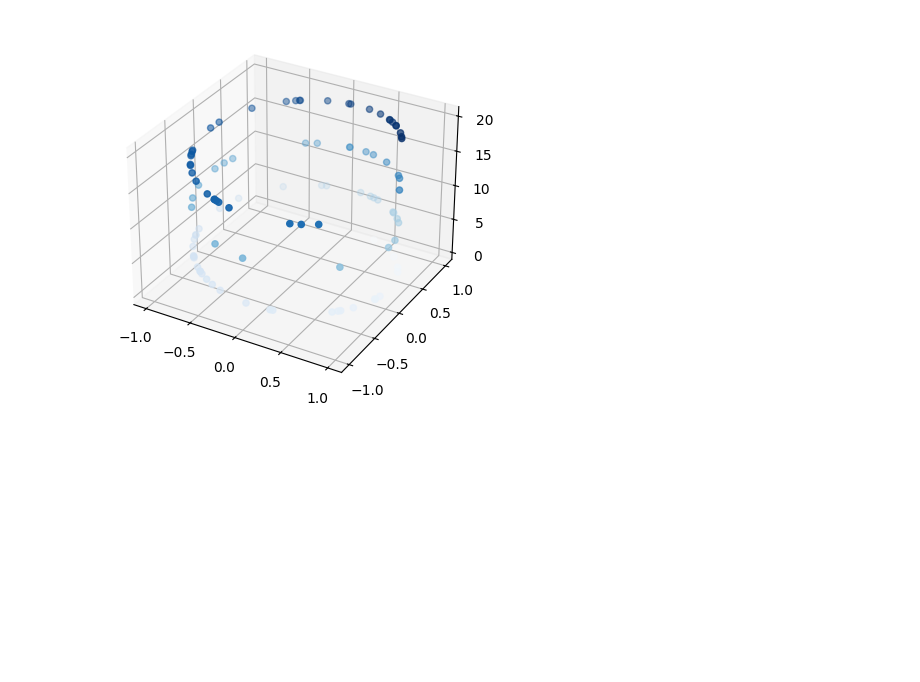
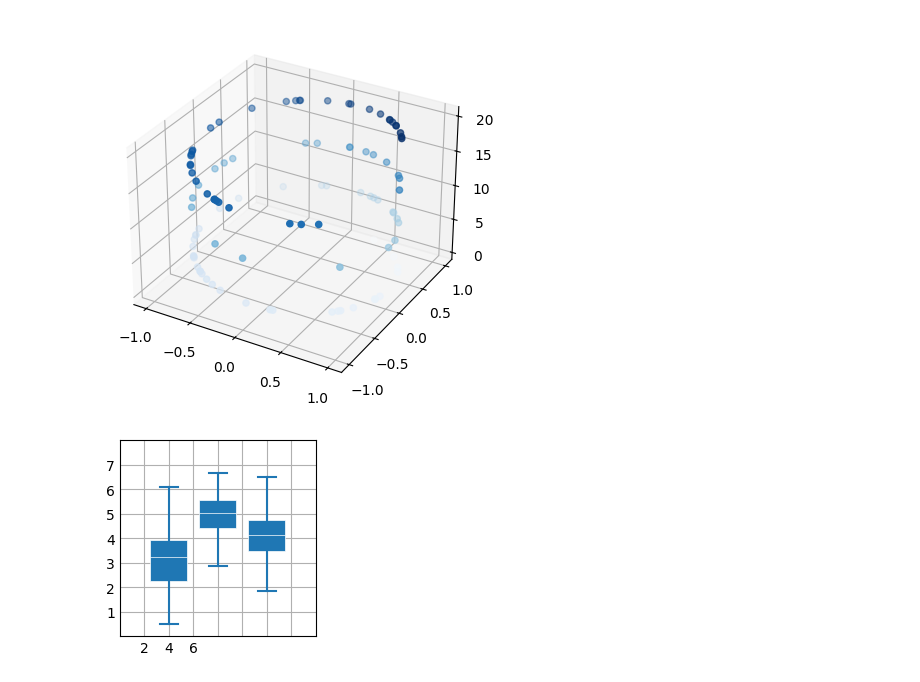
Before and after one commit to Ruhi1010/machine_learning, a Jupyter notebook: ml_library_basics/matplotlib_basic.ipynb, the cells around one changed output. Drawn from its saved outputs; the diff is of its cells as text; code cells hidden in the pictures; blank space fills up the shorter version.

```diff
--- a/ml_library_basics/matplotlib_basic.ipynb
+++ b/ml_library_basics/matplotlib_basic.ipynb
@@ -386,3 +386,29 @@ ax.scatter(x, y, z, c=z, cmap = 'Blues')
 plt.show()
 # %% [output]
 [figure]
+# %%
+import matplotlib.pyplot as plt
+import numpy as np
+
+plt.style.use('_mpl-gallery')
+
+# make data:
+np.random.seed(10)
+D = np.random.normal((3, 5, 4), (1.25, 1.00, 1.25), (100, 3))
+
+# plot
+fig, ax = plt.subplots()
+VP = ax.boxplot(D, positions=[2, 4, 6], widths=1.5, patch_artist=True,
+                showmeans=False, showfliers=False,
+                medianprops={"color": "white", "linewidth": 0.5},
+                boxprops={"facecolor": "C0", "edgecolor": "white",
+                          "linewidth": 0.5},
+                whiskerprops={"color": "C0", "linewidth": 1.5},
+                capprops={"color": "C0", "linewidth": 1.5})
+
+ax.set(xlim=(0, 8), xticks=np.arange(1, 8),
+       ylim=(0, 8), yticks=np.arange(1, 8))
+
+plt.show()
+# %% [output]
+[figure, added]
```
Also changed, not shown: parts of 7 cells of this notebook.
